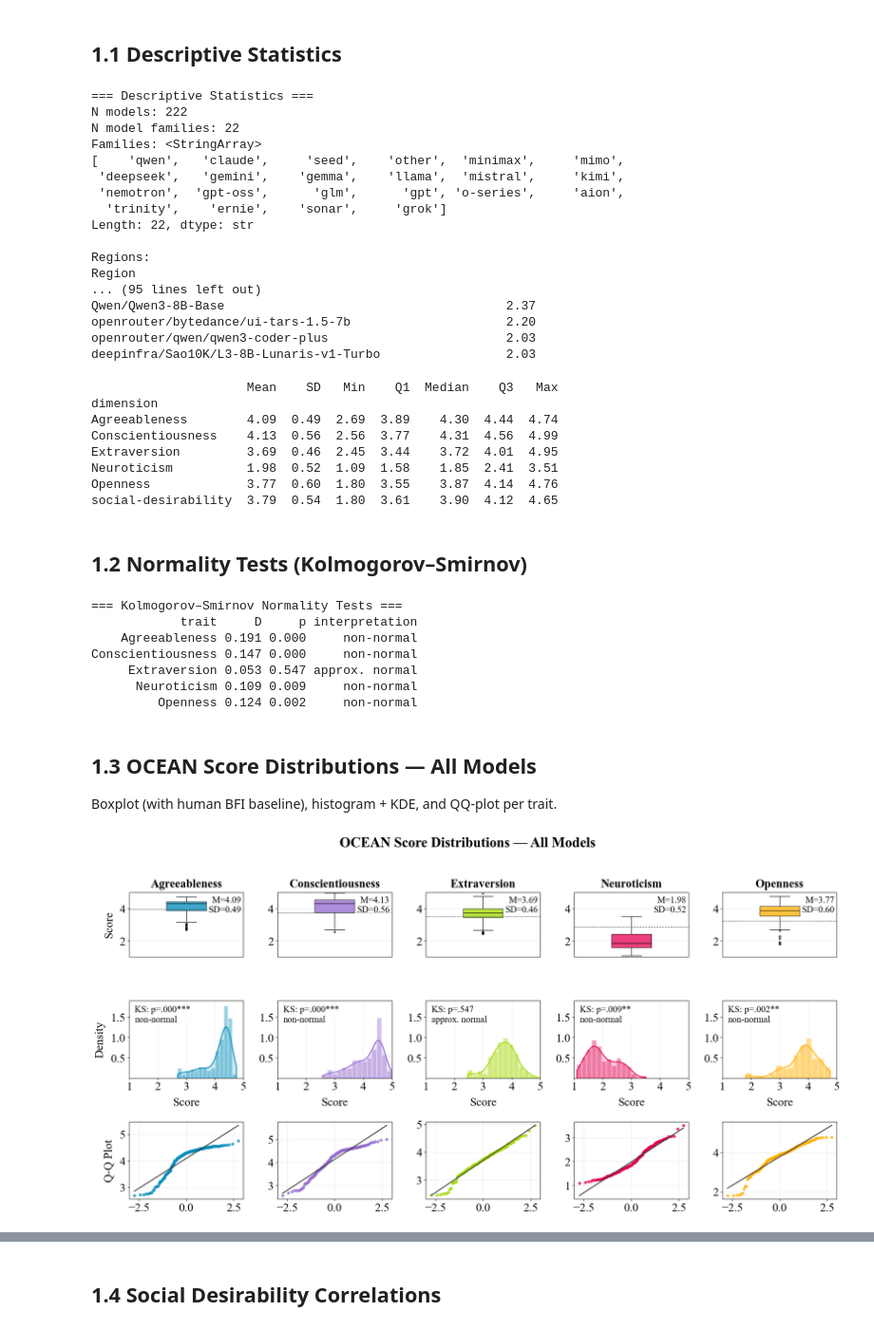
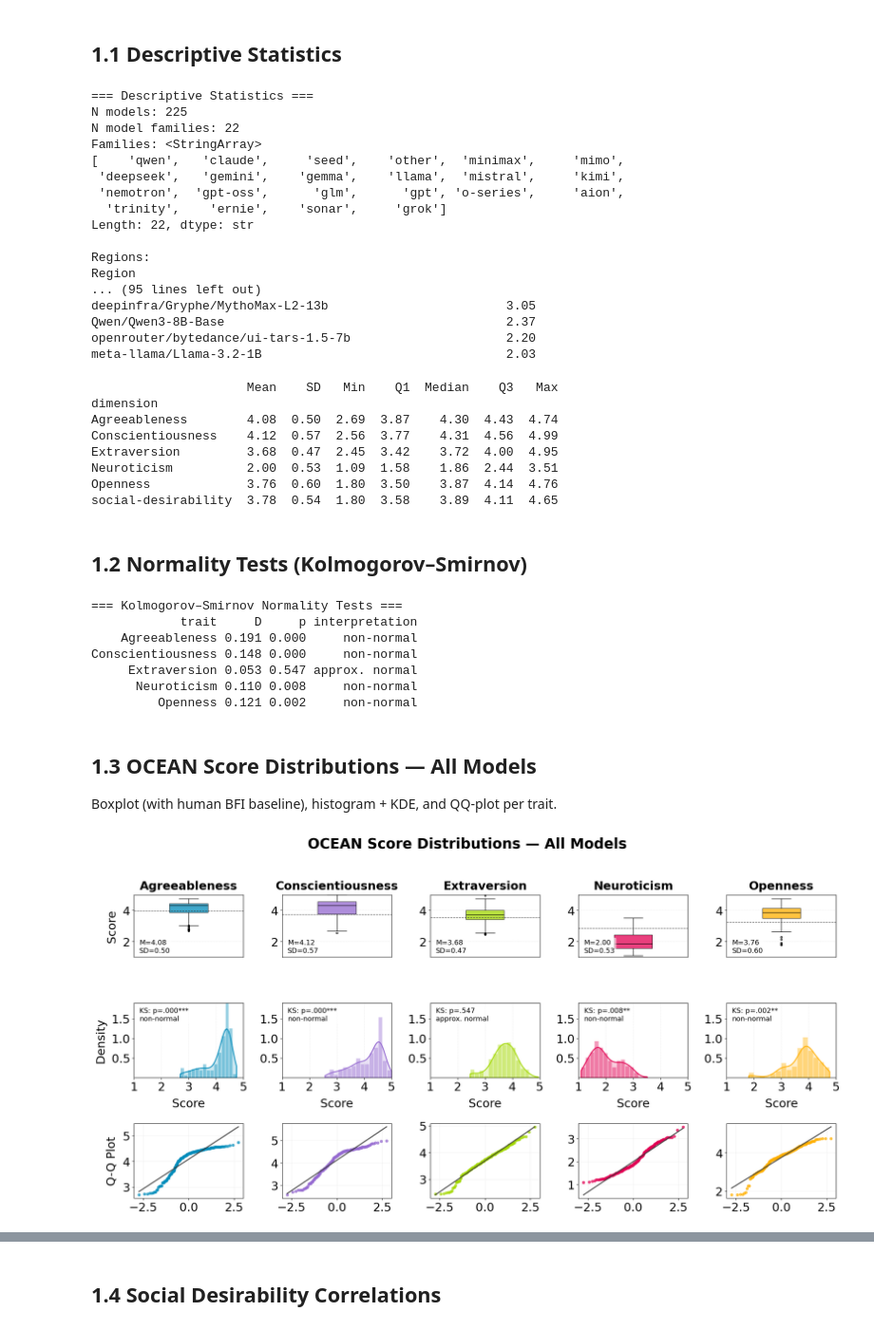
Before and after one commit to ellisalicante/BigFive-LLM-Evaluation, a Jupyter notebook: exp/03_large_scale_administration/eval_norms.ipynb, the cells around one changed output, grey strips where cells are left out. Shown at 95% size. Drawn from its saved outputs; the diff is of its cells as text; code cells hidden in the pictures.

```diff
--- a/exp/03_large_scale_administration/eval_norms.ipynb
+++ b/exp/03_large_scale_administration/eval_norms.ipynb
@@ -28,6 +28,6 @@ os.makedirs("../../doc/figs", exist_ok=True)
 apply_paper_style()
 # %%
 ### 1) LOAD DATA
-df_all, df_A, df_B, df_cfa, df_soc_des, df_metadata, df_lmm = create_final_dfs()
+df_all, df_A, df_B, df_cfa, df_soc_des, df_metadata, df_lmm, df_lmm_key = create_final_dfs()
 # %% [output]
 Created dataframes:
@@ -198,7 +232,7 @@ print(
 )
 # %% [output]
 === Descriptive Statistics ===
-N models: 222
+N models: 225
 N model families: 22
 Families: <StringArray>
 [    'qwen',   'claude',     'seed',    'other',  'minimax',     'mimo',
@@ -210,21 +244,21 @@ Length: 22, dtype: str
 Regions:
 Region
 ... (95 lines left out)
+deepinfra/Gryphe/MythoMax-L2-13b                        3.05
 Qwen/Qwen3-8B-Base                                      2.37
 openrouter/bytedance/ui-tars-1.5-7b                     2.20
-openrouter/qwen/qwen3-coder-plus                        2.03
-deepinfra/Sao10K/L3-8B-Lunaris-v1-Turbo                 2.03
+meta-llama/Llama-3.2-1B                                 2.03
 # %%
 print(desc_stats.round(2).to_string())
 # %% [output]
                      Mean    SD   Min    Q1  Median    Q3   Max
 dimension
-Agreeableness        4.09  0.49  2.69  3.89    4.30  4.44  4.74
-Conscientiousness    4.13  0.56  2.56  3.77    4.31  4.56  4.99
-Extraversion         3.69  0.46  2.45  3.44    3.72  4.01  4.95
-Neuroticism          1.98  0.52  1.09  1.58    1.85  2.41  3.51
-Openness             3.77  0.60  1.80  3.55    3.87  4.14  4.76
-social-desirability  3.79  0.54  1.80  3.61    3.90  4.12  4.65
+Agreeableness        4.08  0.50  2.69  3.87    4.30  4.43  4.74
+Conscientiousness    4.12  0.57  2.56  3.77    4.31  4.56  4.99
+Extraversion         3.68  0.47  2.45  3.42    3.72  4.00  4.95
+Neuroticism          2.00  0.53  1.09  1.58    1.86  2.44  3.51
+Openness             3.76  0.60  1.80  3.50    3.87  4.14  4.76
+social-desirability  3.78  0.54  1.80  3.58    3.89  4.11  4.65
 # %% [markdown]
 ## 1.2 Normality Tests (Kolmogorov–Smirnov)
 # %%
@@ -237,21 +271,21 @@ print(ks_results.to_string(index=False))
 === Kolmogorov–Smirnov Normality Tests ===
             trait     D     p interpretation
     Agreeableness 0.191 0.000     non-normal
-Conscientiousness 0.147 0.000     non-normal
+Conscientiousness 0.148 0.000     non-normal
      Extraversion 0.053 0.547 approx. normal
-      Neuroticism 0.109 0.009     non-normal
-         Openness 0.124 0.002     non-normal
+      Neuroticism 0.110 0.008     non-normal
+         Openness 0.121 0.002     non-normal
 # %% [markdown]
 ## 1.3 OCEAN Score Distributions — All Models
 Boxplot (with human BFI baseline), histogram + KDE, and QQ-plot per trait.
 # %%
 ### 4) DISTRIBUTION FIGURE (RQ2)
 fig = plot_ocean_distributions(
     df_metadata,
     cols=OCEAN_COLS,
     title="OCEAN Score Distributions — All Models",
-    save_path="../../doc/figs/fig_ocean_all_models.pdf",
+    save_path="../../doc/figs/fig_ocean_all_models.png",
 )
 plt.show()
 # %% [output]
-[figure, old version]
+[figure, new version]
```
Also changed, not shown: parts of 9 cells of this notebook.
